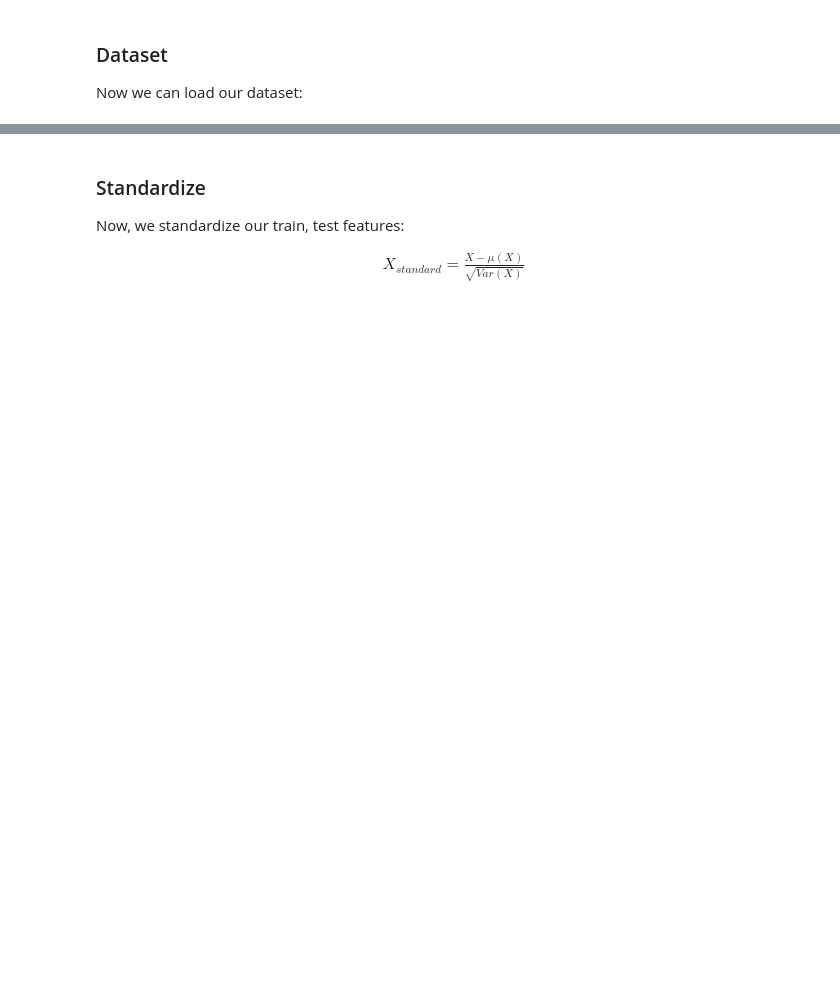
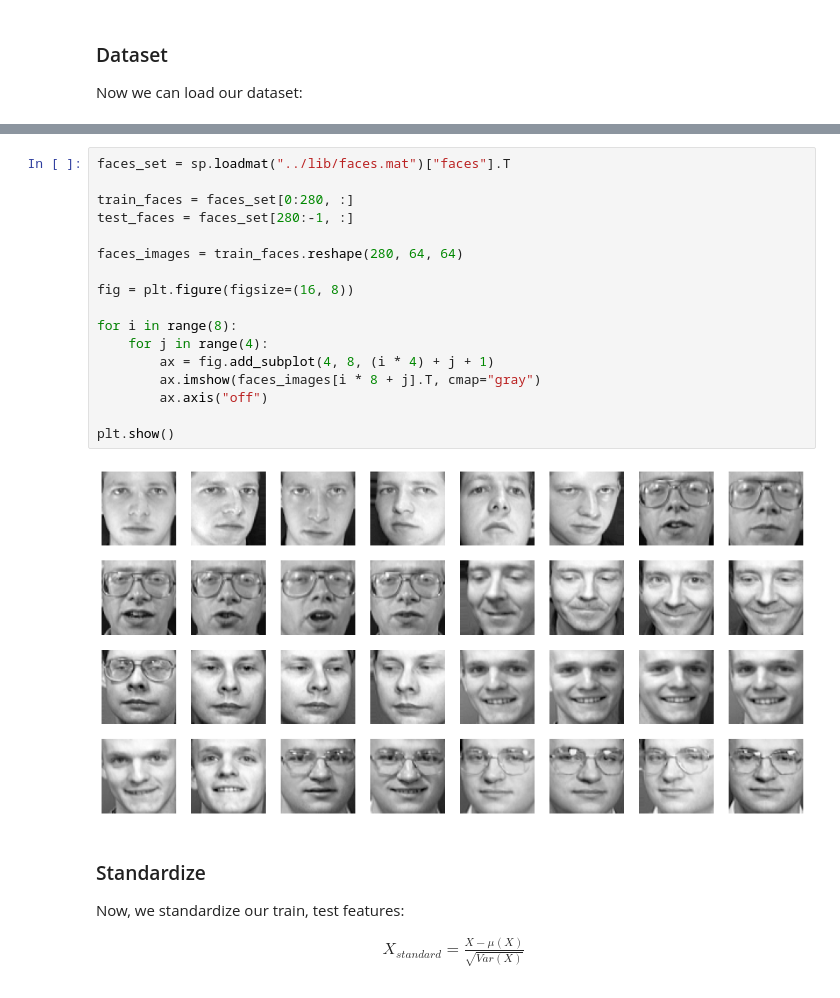
Before and after one commit to ckoliber/mlexercises, a Jupyter notebook: src/exercise4.ipynb, the cells around one changed output, grey strips where cells are left out. Drawn from its saved outputs; the diff is of its cells as text; blank space fills up the shorter version.

```diff
--- a/src/exercise4.ipynb
+++ b/src/exercise4.ipynb
@@ -69,3 +49,22 @@ plt.show()
+# %%
+faces_set = sp.loadmat("../lib/faces.mat")["faces"].T
+
+train_faces = faces_set[0:280, :]
+test_faces = faces_set[280:-1, :]
+
+faces_images = train_faces.reshape(280, 64, 64)
+
+fig = plt.figure(figsize=(16, 8))
+
+for i in range(8):
+    for j in range(4):
+        ax = fig.add_subplot(4, 8, (i * 4) + j + 1)
+        ax.imshow(faces_images[i * 8 + j].T, cmap="gray")
+        ax.axis("off")
+
+plt.show()
+# %% [output]
+[figure, added]
 # %% [markdown]
 ### Standardize
 
```
Also changed, not shown: parts of 4 cells of this notebook.
